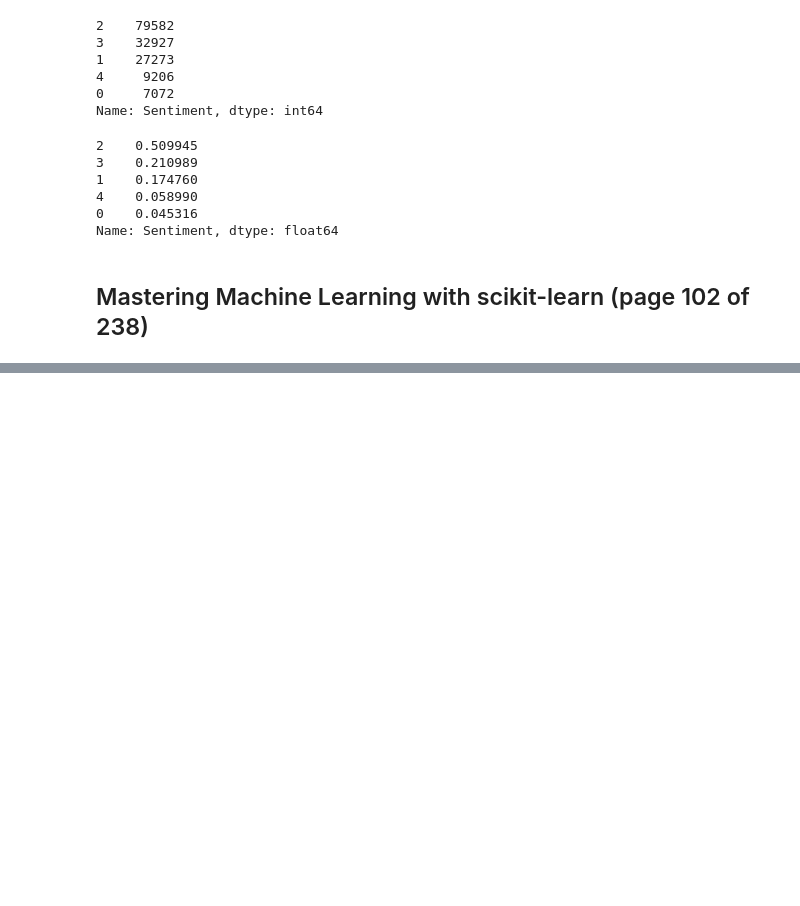
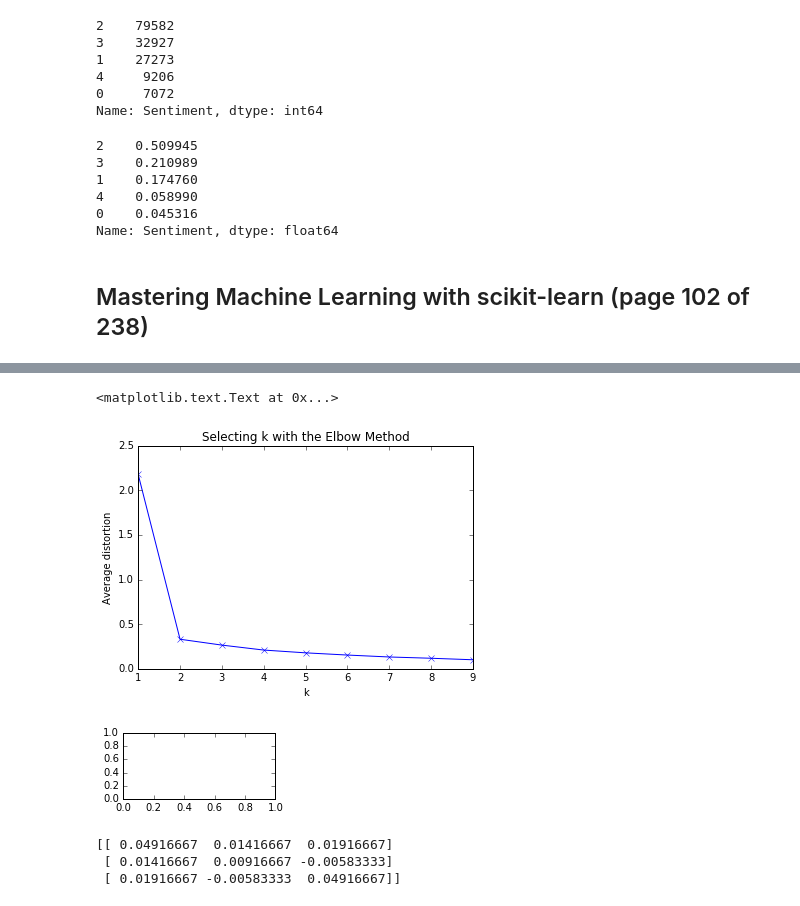
Before and after one commit to sawsimeon/Rnewbie, a Jupyter notebook: Mastering Machine Learning with scikit-learn.ipynb, the cells around one changed output, grey strips where cells are left out. Drawn from its saved outputs; the diff is of its cells as text; code cells hidden in the pictures; blank space fills up the shorter version.

```diff
--- a/Mastering Machine Learning with scikit-learn.ipynb
+++ b/Mastering Machine Learning with scikit-learn.ipynb
@@ -602,0 +863,6 @@ from sklearn.grid_search import GridSearchCV
+# %%
+cluster1 = np.random.uniform(0.5, 1.5, (2, 10))
+cluster2 = np.random.uniform(3.5, 4.5, (2, 10))
+# %%
+X = np.hstack((cluster1, cluster2)).T
+X
@@ -602,0 +890,25 @@ from sklearn.grid_search import GridSearchCV
+# %%
+K = range(1, 10)
+meandistortions = []
+for k in K:
+    kmeans = KMeans(n_clusters = k)
+    kmeans.fit(X)
+    meandistortions.append(sum(np.min(cdist(X, kmeans.cluster_centers_, 'euclidean'), axis = 1)) / X.shape[0])
+# %%
+plt.plot(K, meandistortions, 'bx-')
+plt.xlabel('k')
+plt.ylabel('Average distortion')
+plt.title('Selecting k with the Elbow Method')
+# %% [output]
+<matplotlib.text.Text at 0x...>
+[figure, added]
+# %%
+import numpy as np
+from sklearn.cluster import KMeans
+from sklearn import metrics
+import matplotlib.pyplot as plt
+plt.subplot(3, 2, 1)
+x1 = np.array([1, 2, 3, 1, 5, 6, 5, 5, 6, 7, 8, 9, 7, 9])
+x2 = np.array([1, 3, 2, 2, 8, 6, 7, 6, 7, 1, 2, 1, 1, 3])
+# %% [output]
+[figure, added]
@@ -602,0 +921,6 @@ from sklearn.grid_search import GridSearchCV
+# %%
+print(np.cov(np.array(X).T))
+# %% [output]
+[[ 0.04916667  0.01416667  0.01916667]
+ [ 0.01416667  0.00916667 -0.00583333]
+ [ 0.01916667 -0.00583333  0.04916667]]
```
Also changed, not shown: parts of 30 cells of this notebook.
